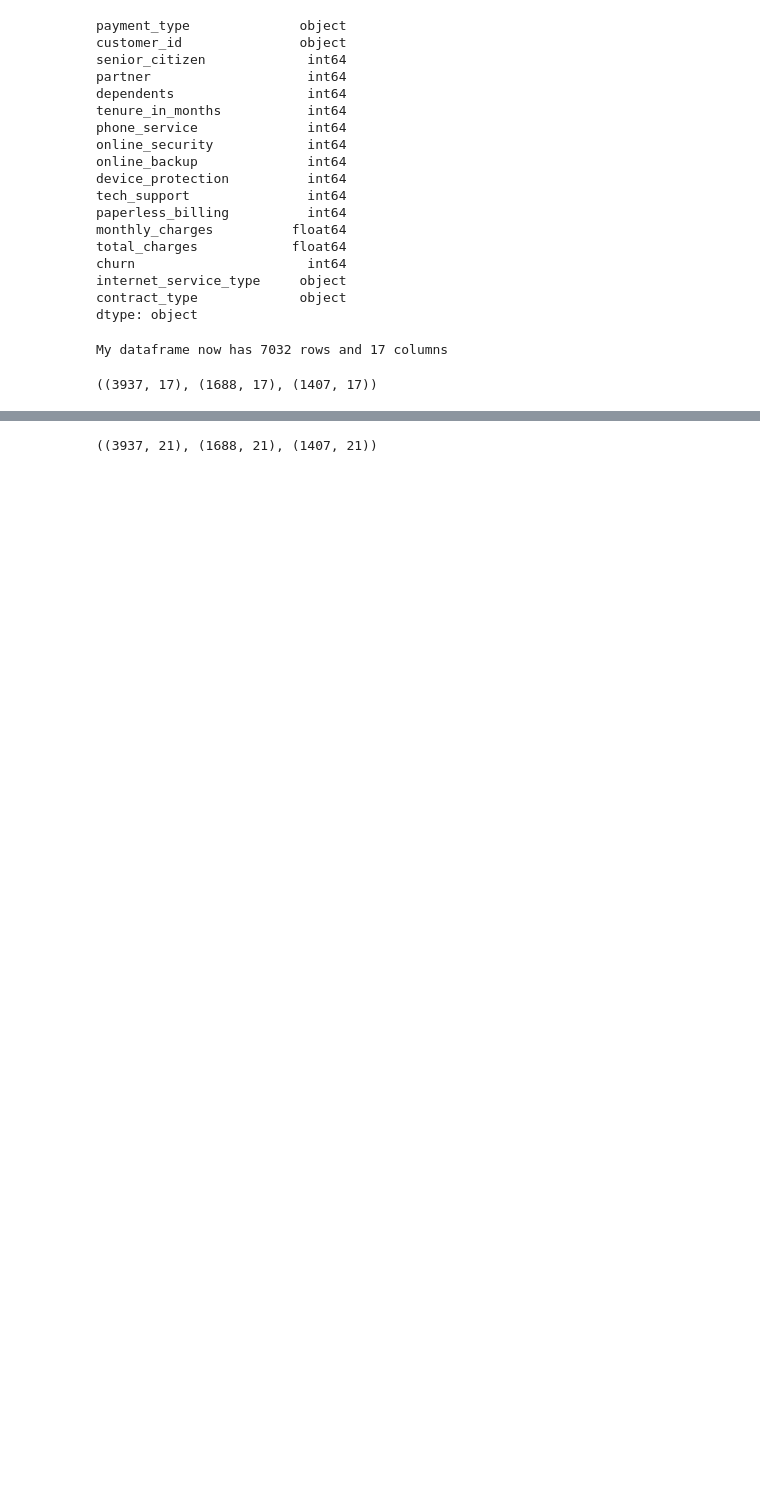
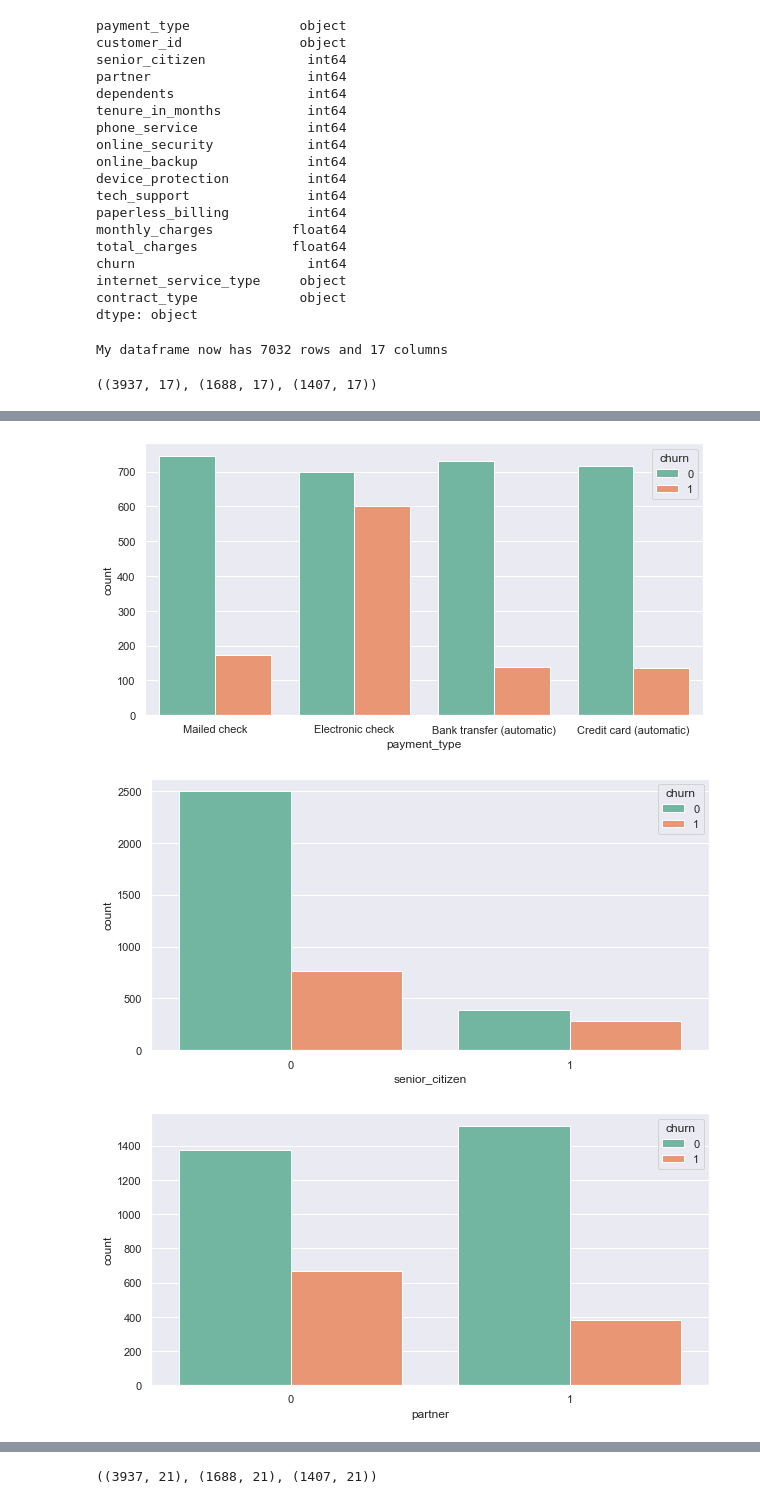
Before and after one commit to DesireeMcElroy/telco-classification-project, a Jupyter notebook: final_notebook.ipynb, the cells around one changed output, grey strips where cells are left out. Saved outputs shown, nothing was run; the diff lists cells and outputs as text; code cells hidden in the pictures; blank space fills up the shorter version.

```diff
--- a/final_notebook.ipynb
+++ b/final_notebook.ipynb
@@ -186 +194,17 @@ Text(0.5, 1.0, 'Feautures Correlating with Churn')
 [figure]
+# %%
+# Let's dive deeper into some of our features to analyze further obvious causes of churn
+
+columns = ['payment_type', 'senior_citizen', 'partner', 'dependents',
+          'phone_service', 'online_security', 'online_backup', 'device_protection',
+          'tech_support', 'paperless_billing', 'internet_service_type', 'contract_type']
+
+sns.set_theme(style="darkgrid")
+for i in train[columns]:
+    plt.figure(figsize=(10, 5))
+    sns.countplot(data=train, x=i, hue='churn', palette="Set2")
+    plt.show()
+# %% [output]
+[figure, added]
+[figure, added]
+[figure, added]
```
Also changed, not shown: parts of 18 cells of this notebook.
